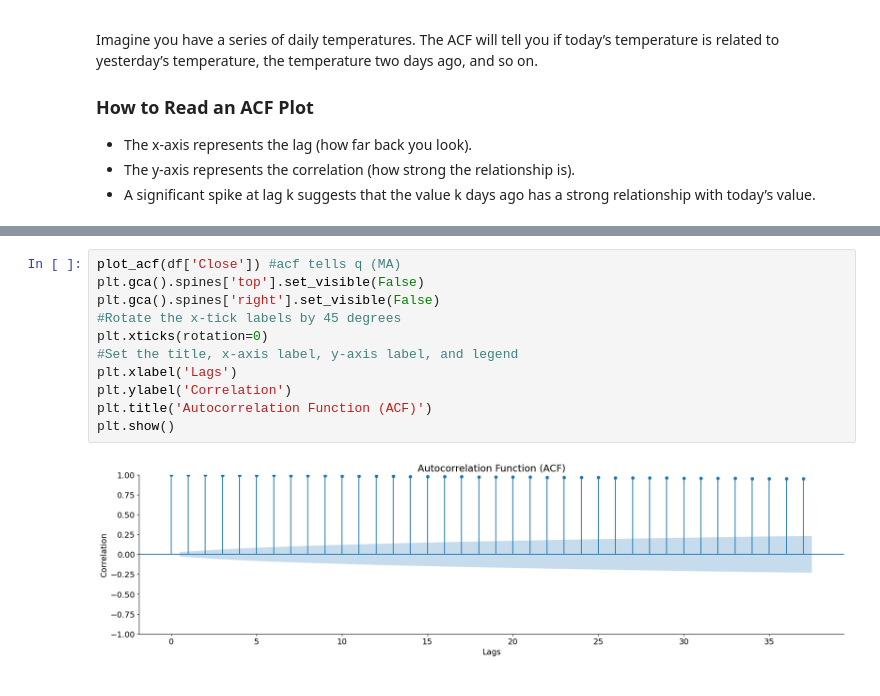
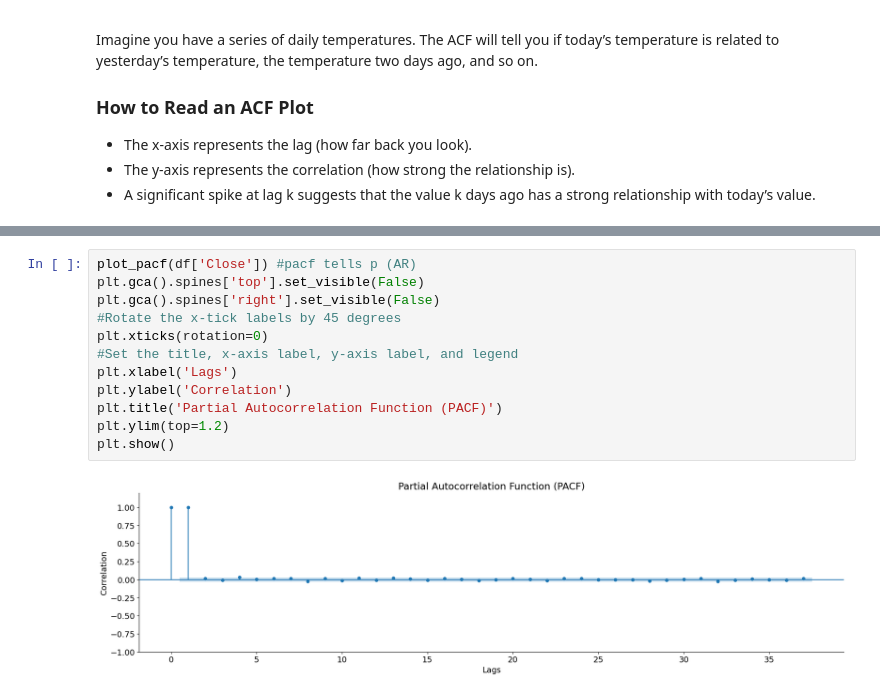
Before and after one commit to dakshbhatnagar/projects, a Jupyter notebook: arima/arima.ipynb, the cells around one changed output, grey strips where cells are left out. Cells and saved outputs as stored; diff of their text form.

```diff
--- a/arima/arima.ipynb
+++ b/arima/arima.ipynb
@@ -331,13 +394,14 @@ ACF Values: [1.         0.99837588 0.9967701  0.99524611]
 # %%
-plot_acf(df['Close']) #acf tells q (MA)
+plot_pacf(df['Close']) #pacf tells p (AR)
 plt.gca().spines['top'].set_visible(False)
 plt.gca().spines['right'].set_visible(False)
 #Rotate the x-tick labels by 45 degrees
 plt.xticks(rotation=0)
 #Set the title, x-axis label, y-axis label, and legend
 plt.xlabel('Lags')
 plt.ylabel('Correlation')
-plt.title('Autocorrelation Function (ACF)')
+plt.title('Partial Autocorrelation Function (PACF)')
+plt.ylim(top=1.2)
 plt.show()
 # %% [output]
-[figure, old version]
+[figure, new version]
```
Also changed, not shown: parts of 29 cells of this notebook.
